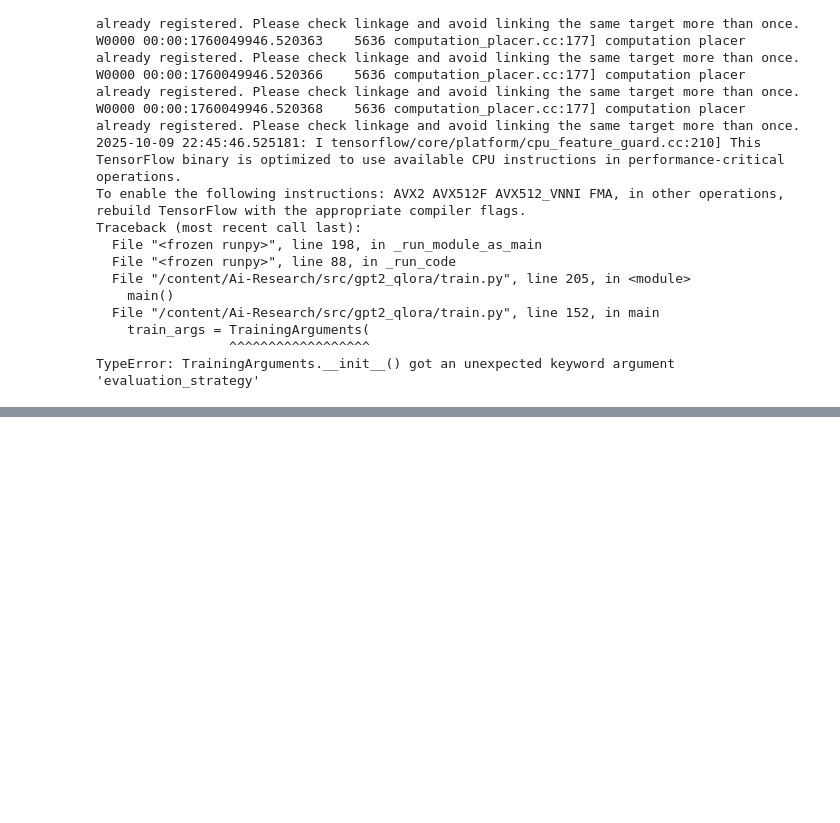
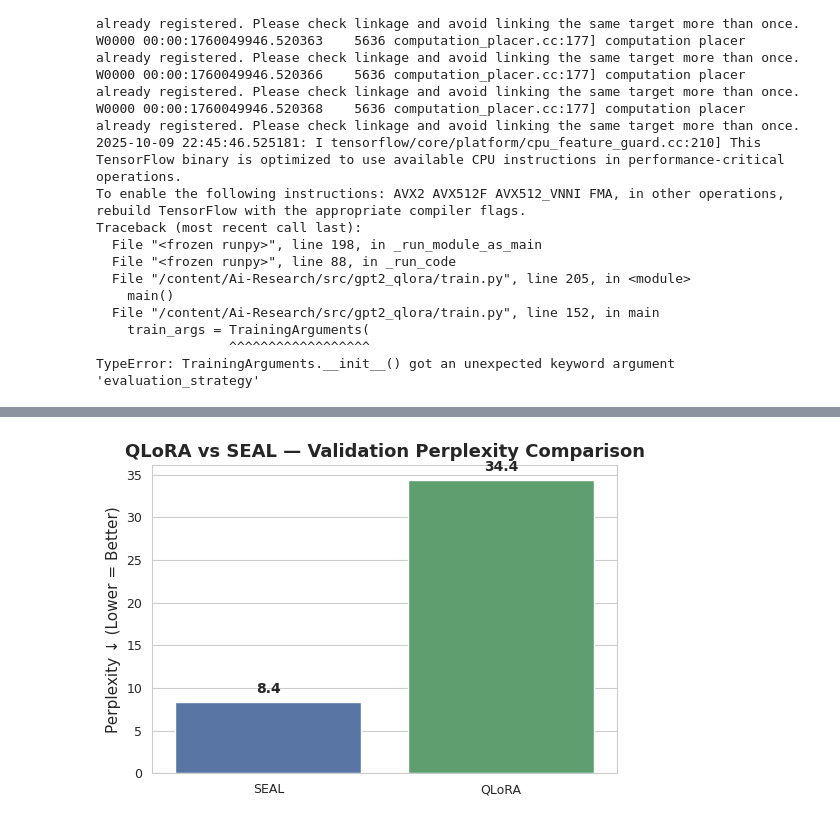
Before and after one commit to Hussain0327/Scaling-law-research, a Jupyter notebook: AI_Research.ipynb, the cells around one changed output, grey strips where cells are left out. Cells and saved outputs as stored; diff of their text form; code cells hidden in the pictures; blank space fills up the shorter version.

```diff
--- a/AI_Research.ipynb
+++ b/AI_Research.ipynb
@@ -353,15 +232,0 @@ Mounted at /content/drive
-# %%
-%%bash
-python - <<'PY'
-import json, random, os
-random.seed(42)
-os.makedirs('data', exist_ok=True)
-lines = [json.loads(l) for l in open('text.JSONL','r')]
-random.shuffle(lines)
-k = int(0.9*len(lines)) or 1
-with open('data/train.jsonl','w') as f:
-    for r in lines[:k]: f.write(json.dumps(r)+'\n')
-with open('data/val.jsonl','w') as f:
-    for r in lines[k:]: f.write(json.dumps(r)+'\n')
-print('Wrote', k, 'train and', len(lines)-k, 'val')
-PY
@@ -503,0 +541,66 @@ display(Image('results/gpt2_seal/analysis_jsonl/pareto_forgetting.png'))
+# %%
+import json, math, pandas as pd, seaborn as sns, matplotlib.pyplot as plt
+import os
+
+# Ensure results folder exists
+os.makedirs("results", exist_ok=True)
+
+# Load SEAL results
+seal = pd.read_json("results/gpt2_seal/full.jsonl", lines=True)
+
+# Load QLoRA baseline
+with open("results/qlora_eval.json", "r") as f:
+    qlora_data = json.load(f)
+
+qlora = pd.DataFrame([{
+    "method": "QLoRA",
+    "val_after": qlora_data["loss"],
+    "ppl_after": qlora_data["perplexity"],
+    "lora_rank": 8
+}])
+
+seal["method"] = "SEAL"
+seal["ppl_after"] = seal["val_after"].apply(math.exp)
+
+# Parameter count for GPT-2 small
+H, L = 768, 12
+seal["trainable_params"] = seal["lora_rank"] * L * H * 2
+qlora["trainable_params"] = 8 * L * H * 2
+
+combined = pd.concat([
+    seal[["method","trainable_params","ppl_after"]],
+    qlora[["method","trainable_params","ppl_after"]]
+], ignore_index=True)
+
+sns.set_style("whitegrid")
+plt.figure(figsize=(6,4))
+palette = ["#4C72B0", "#55A868"]
+
+sns.barplot(data=combined, x="method", y="ppl_after", hue="method",
+            palette=palette, legend=False)
+
+plt.title("QLoRA vs SEAL — Validation Perplexity Comparison", fontsize=13, fontweight='bold')
+plt.ylabel("Perplexity ↓ (Lower = Better)")
+plt.xlabel("")
+for i, row in combined.iterrows():
+    plt.text(i, row.ppl_after + 1, f"{row.ppl_after:.1f}",
+             ha="center", fontweight="bold", fontsize=10)
+plt.savefig("results/qlora_vs_seal_comparison.png", dpi=300,
+            bbox_inches="tight", facecolor="white")
+plt.show()
+
+# --- Summary ---
+seal_ppl = seal["ppl_after"].mean()
+qlora_ppl = qlora_data["perplexity"]
+improvement = (qlora_ppl - seal_ppl) / qlora_ppl * 100
+
+print("="*60)
+print("QLoRA vs SEAL Summary")
+print("="*60)
+print(f"QLoRA Perplexity: {qlora_ppl:.2f}")
+print(f"SEAL Perplexity:  {seal_ppl:.2f}")
+print(f"Improvement:      {improvement:.1f}% lower perplexity")
+print(f"Trainable Params: {int(seal['trainable_params'].iloc[0]):,}")
+print("="*60)
+# %% [output]
+[figure, added]
```
Also changed, not shown: parts of 71 cells of this notebook.
